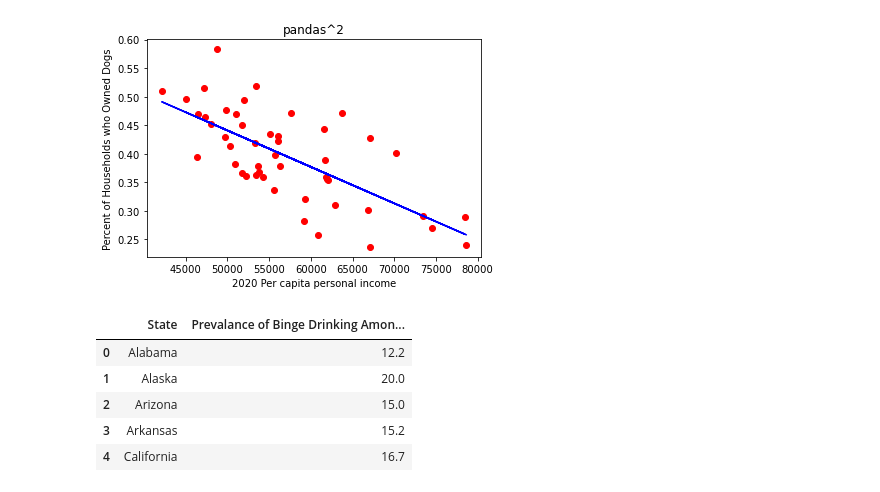
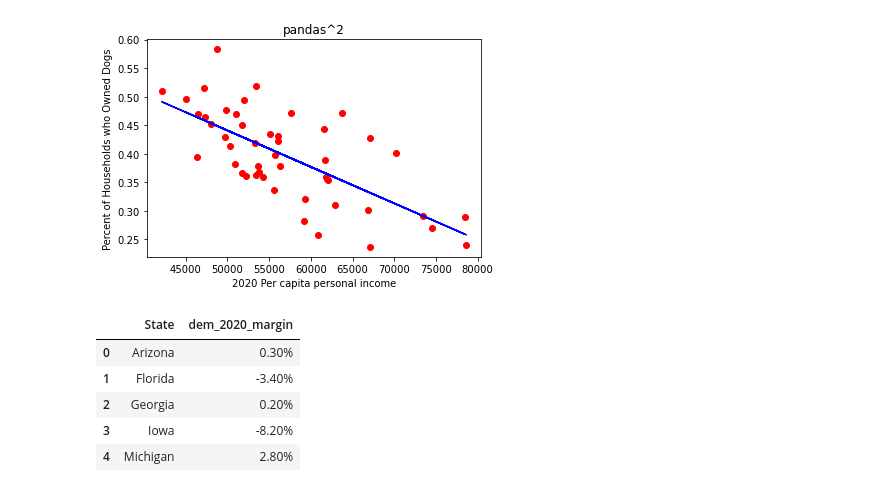
Before and after one commit to lejaja9/pandas-2, a Jupyter notebook: Dogs_and_pandas/corr.ipynb, the cells around one changed output. Saved outputs shown, nothing was run; the diff lists cells and outputs as text; code cells hidden in the pictures.

Commit message:
Dogs and pandas

```diff
--- a/corr.ipynb
+++ b/Dogs_and_pandas/corr.ipynb
@@ -421,7 +365,7 @@ Index(['State', 'Number of Households (in thousands)',
        'Income Adjustment'],
       dtype='object')
 # %%
-main2_df = main_df[main_df['State'] != 'District of Columbia'][['State', 'Percent of Households who Owned Dogs', 'Index', 'Population Density 2020 Census', "Percent of 25-44 who hold Bachelors' 2019", '2020 Per capita personal income', 'Marriage Rate 2019', 'Divorce Rate 2019', 'Average 2018 Uemployment Rate', 'Income Adjustment']].copy()
+main2_df = main_df[main_df['State'] != 'District of Columbia'][['State', 'Percent of Households who Owned Dogs', 'Index', 'Population Density 2020 Census', "Percent of 25-44 who hold Bachelors' 2019", '2020 Per capita personal income', 'Marriage Rate 2019', 'Divorce Rate 2019', 'Average 2018 Uemployment Rate', 'Resident Population 2020 Census', 'Income Adjustment']].copy()
 main2_df.rename(columns={'Average 2018 Uemployment Rate':'Average 2018 Unemployment Rate'})
 main2_df.info()
 # %% [output]
@@ -497,13 +439,15 @@ plt.ylabel('Percent of Households who Owned Dogs')
 Text(0, 0.5, 'Percent of Households who Owned Dogs')
 [figure]
 # %%
-drincc_df = pd.read_csv('States_drincc_by_Kimi_pandas.csv')[:51]
-main2_df = main2_df.merge(drincc_df, how = 'left', on = 'State')
-drincc_df.head()
+Election_df = pd.read_csv('States_election_pandas.csv')
+Election_df = Election_df[['State', 'dem_2020_margin']]
+main2_df = main2_df.merge(Election_df, how = 'left', on = 'State')
+
+Election_df.head()
 # %% [output]
-|  | State | Prevalance of Binge Drinking Amon... |
-| 0 | Alabama | 12.2 |
-| 1 | Alaska | 20.0 |
-| 2 | Arizona | 15.0 |
-| 3 | Arkansas | 15.2 |
-| 4 | California | 16.7 |
+|  | State | dem_2020_margin |
+| 0 | Arizona | 0.30% |
+| 1 | Florida | -3.40% |
+| 2 | Georgia | 0.20% |
+| 3 | Iowa | -8.20% |
+| 4 | Michigan | 2.80% |
```
Also changed, not shown: parts of 24 cells of this notebook, 18 other files.
